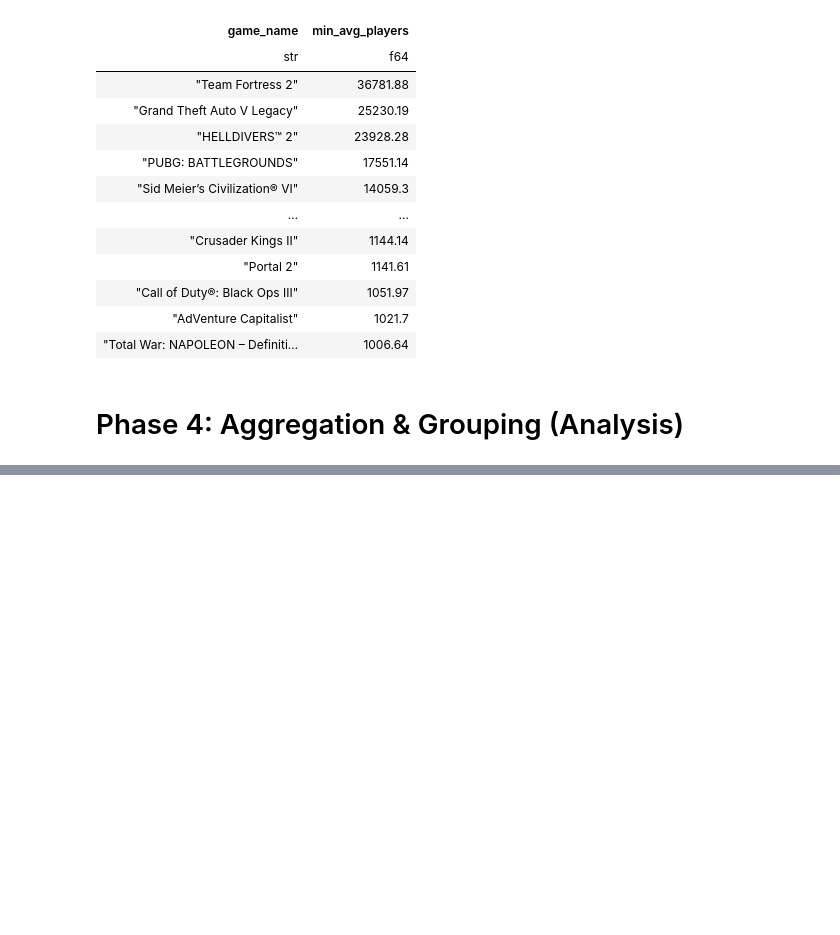
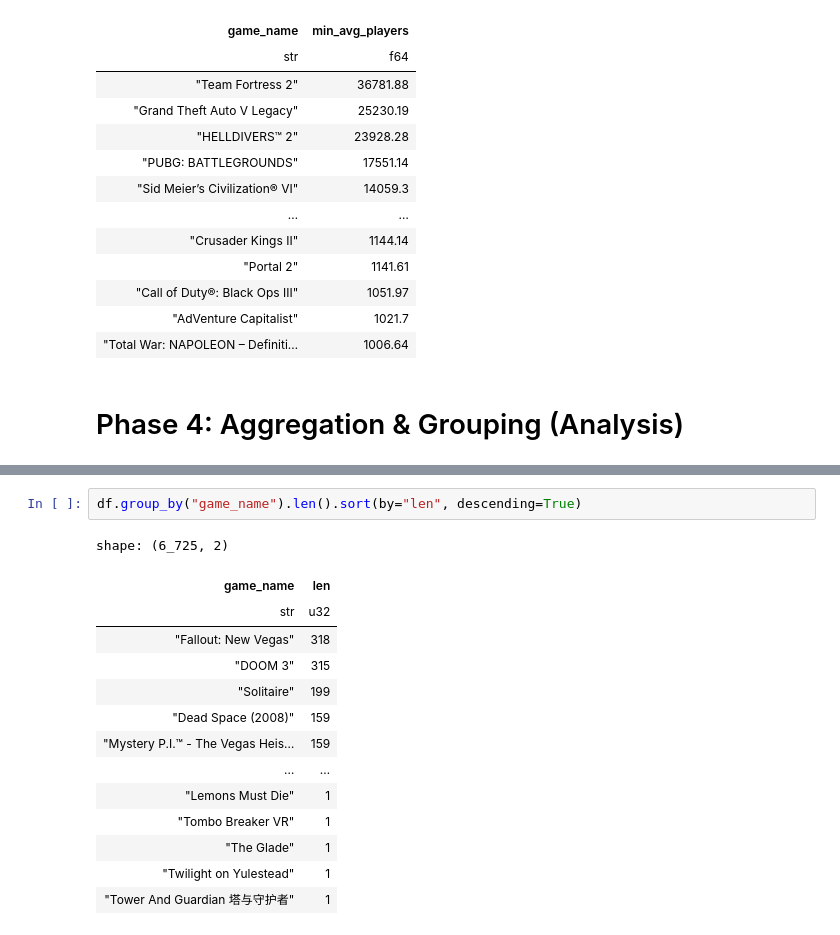
Before and after one commit to ZygimantasB/polars_library, a Jupyter notebook: kaggle/Steam Monthly Average Players.ipynb, the cells around one changed output, grey strips where cells are left out. Cells and saved outputs as stored; diff of their text form; blank space fills up the shorter version.

```diff
--- a/kaggle/Steam Monthly Average Players.ipynb
+++ b/kaggle/Steam Monthly Average Players.ipynb
@@ -444,0 +491,17 @@ shape: (62, 2)
+# %%
+df.group_by("game_name").len().sort(by="len", descending=True)
+# %% [output]
+shape: (6_725, 2)
+| game_name | len |
+| str | u32 |
+| "Fallout: New Vegas" | 318 |
+| "DOOM 3" | 315 |
+| "Solitaire" | 199 |
+| "Dead Space (2008)" | 159 |
+| "Mystery P.I.™ - The Vegas Heis… | 159 |
+| … | … |
+| "Lemons Must Die" | 1 |
+| "Tombo Breaker VR" | 1 |
+| "The Glade" | 1 |
+| "Twilight on Yulestead" | 1 |
+| "Tower And Guardian 塔与守护者" | 1 |
```
Also changed, not shown: parts of 6 cells of this notebook.
